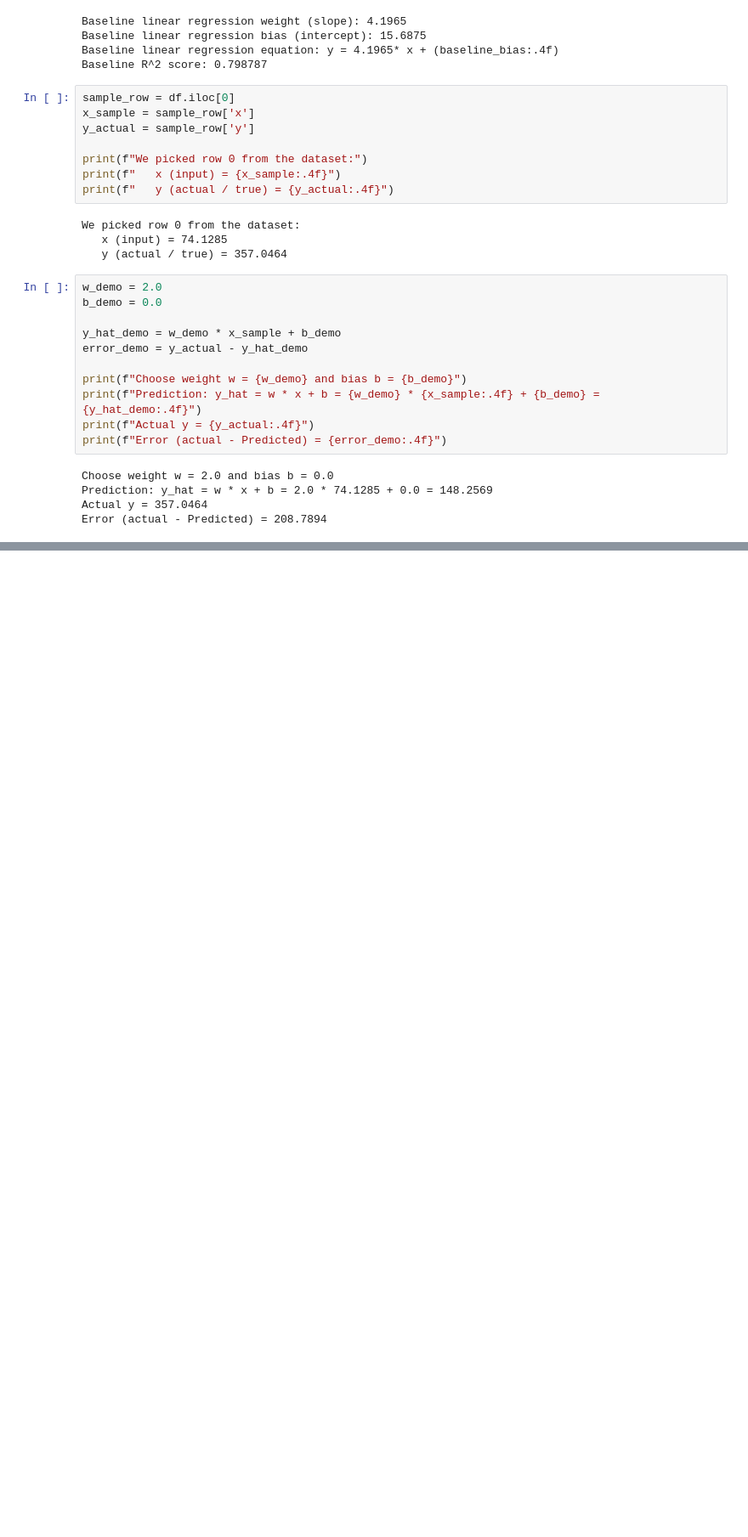
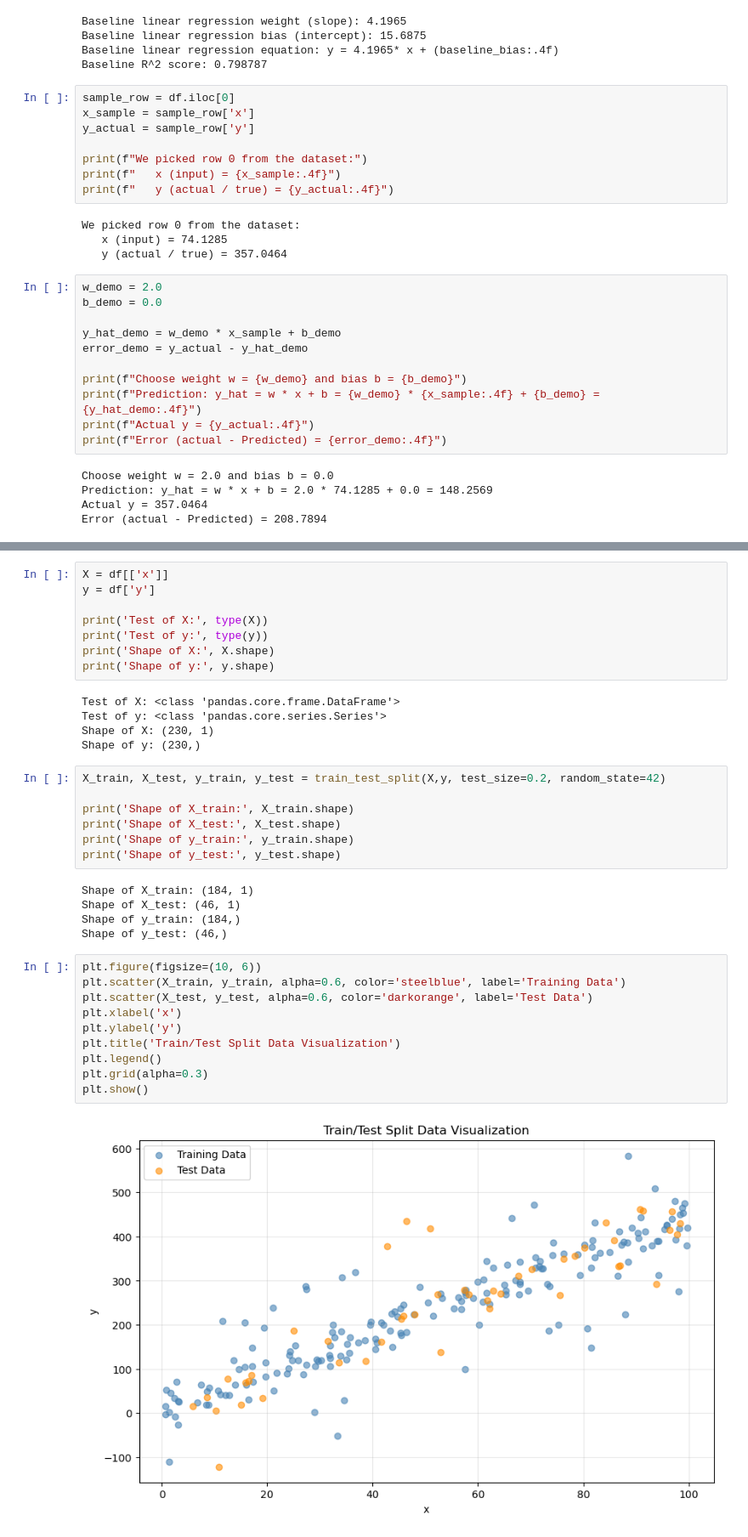
Before and after one commit to Niraj7272/DataScience, a Jupyter notebook: Practice/DL/ANN/ann_regression.ipynb, the cells around one changed output, grey strips where cells are left out. Shown at 85% size. Drawn from its saved outputs; the diff is of its cells as text; blank space fills up the shorter version.

```diff
--- a/Practice/DL/ANN/ann_regression.ipynb
+++ b/Practice/DL/ANN/ann_regression.ipynb
@@ -207,0 +224,37 @@ Error (actual - Predicted) = 208.7894
+# %%
+X = df[['x']]
+y = df['y']
+
+print('Test of X:', type(X))
+print('Test of y:', type(y))
+print('Shape of X:', X.shape)
+print('Shape of y:', y.shape)
+# %% [output]
+Test of X: <class 'pandas.core.frame.DataFrame'>
+Test of y: <class 'pandas.core.series.Series'>
+Shape of X: (230, 1)
+Shape of y: (230,)
+# %%
+X_train, X_test, y_train, y_test = train_test_split(X,y, test_size=0.2, random_state=42)
+
+print('Shape of X_train:', X_train.shape)
+print('Shape of X_test:', X_test.shape)
+print('Shape of y_train:', y_train.shape)
+print('Shape of y_test:', y_test.shape)
+# %% [output]
+Shape of X_train: (184, 1)
+Shape of X_test: (46, 1)
+Shape of y_train: (184,)
+Shape of y_test: (46,)
+# %%
+plt.figure(figsize=(10, 6))
+plt.scatter(X_train, y_train, alpha=0.6, color='steelblue', label='Training Data')
+plt.scatter(X_test, y_test, alpha=0.6, color='darkorange', label='Test Data')
+plt.xlabel('x')
+plt.ylabel('y')
+plt.title('Train/Test Split Data Visualization')
+plt.legend()
+plt.grid(alpha=0.3)
+plt.show()
+# %% [output]
+[figure, added]
```
Also changed, not shown: parts of 22 cells of this notebook.
